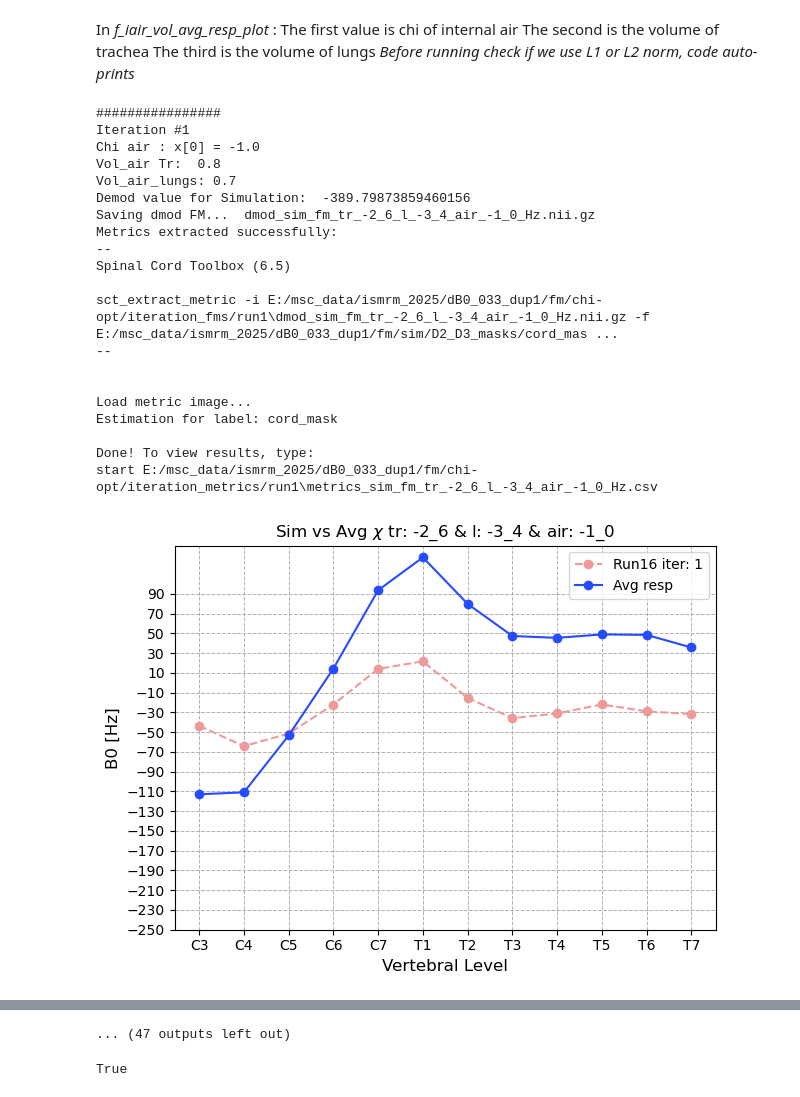
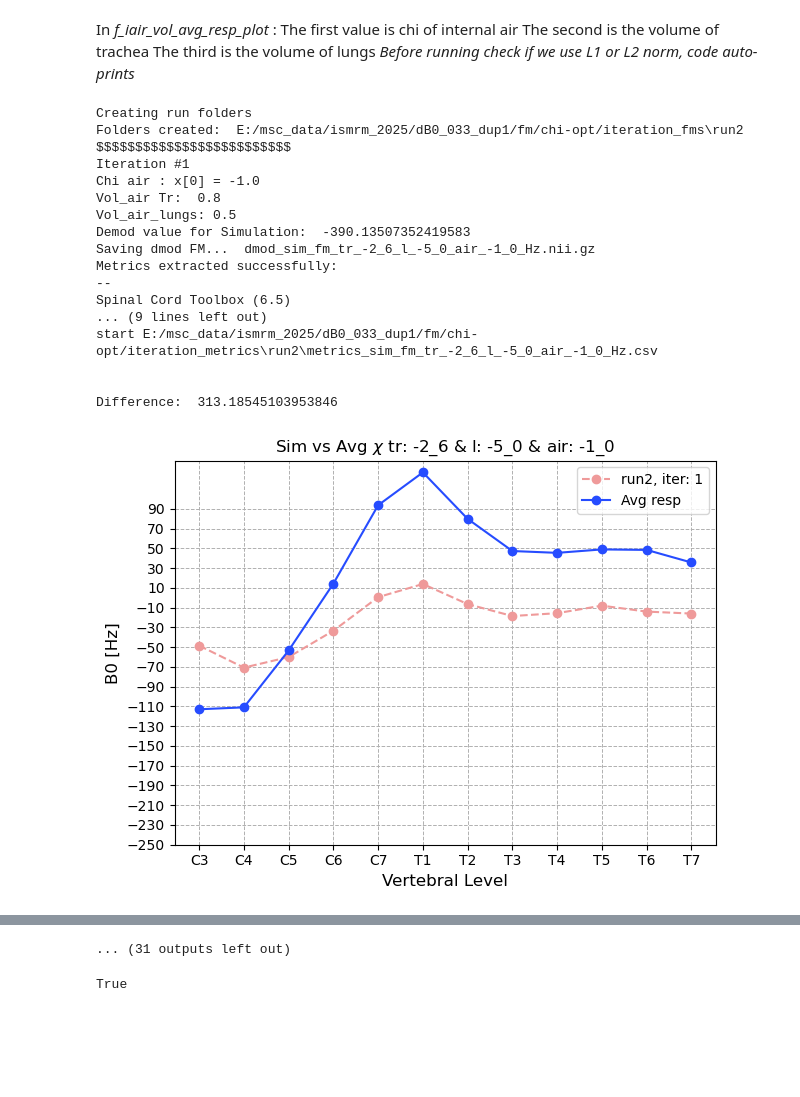
Before and after one commit to evaalonsoortiz/sus-optimization, a Jupyter notebook: chi_opt_pro_dB33.ipynb, the cells around one changed output, grey strips where cells are left out. Saved outputs shown, nothing was run; the diff lists cells and outputs as text; code cells hidden in the pictures; blank space fills up the shorter version.

```diff
--- a/chi_opt_pro_dB33.ipynb
+++ b/chi_opt_pro_dB33.ipynb
@@ -110,8 +110,11 @@ from utils.extract_metric import extract_metrics
 # %%
 # First lets define the paths for simulation files
 # Change run # to avoid mix of outputs per different optimization approach
-path_to_iter_dmod_fms =  "E:/msc_data/ismrm_2025/dB0_033_dup1/fm/chi-opt/iteration_fms/run1"
-path_to_iter_metrics =  "E:/msc_data/ismrm_2025/dB0_033_dup1/fm/chi-opt/iteration_metrics/run1"
+path_to_iter_dmod_fms =  "E:/msc_data/ismrm_2025/dB0_033_dup1/fm/chi-opt/iteration_fms"
+path_to_iter_metrics =  "E:/msc_data/ismrm_2025/dB0_033_dup1/fm/chi-opt/iteration_metrics"
+run_number = "run2"
+path_to_iter_dmod_fms = os.path.join(path_to_iter_dmod_fms,run_number)
+path_to_iter_metrics = os.path.join(path_to_iter_metrics,run_number)
 counter = 0
 
 ########
@@ -268,7 +271,7 @@ def f_iair_vol_avg_resp_plot(x):
     global counter # This works?
 
     counter += 1
-    print('################')
+    print('$$$$$$$$$$$$$$$$$$$$$$$$$')
     print(f"Iteration #{counter}")
     print(f"Chi air : x[0] = {x[0]}")
     print(f"Vol_air Tr:  {x[1]}")
@@ -366,6 +369,7 @@ def f_iair_vol_avg_resp_plot(x):
     #if norm_type == "L2":
     difference_l2 = np.linalg.norm(avg_resp_b0meas_values - dmod_sim_vert_values ) # This is the L2 norm
     difference = difference_l2
+    print("Difference: ", difference)
 
     #crop_dif =  np.linalg.norm(crop_sim_values - crop_meas_values)
     #crop_dif = np.sum(np.abs(crop_sim_values)-np.abs(crop_meas_values))
@@ -379,7 +383,7 @@ def f_iair_vol_avg_resp_plot(x):
     vertebrae_levels = ['C3', 'C4', 'C5', 'C6', 'C7', 'T1', 'T2', 'T3', 'T4', 'T5', 'T6', 'T7']
 
     plt.clf() # Clear the plot to only have 1 in the output
-    plt.plot(vertebrae_levels, dmod_sim_vert_values, marker = 'o', linestyle = '--', label = f"Run16 iter: {counter}", color = "#EF9A9A")
+    plt.plot(vertebrae_levels, dmod_sim_vert_values, marker = 'o', linestyle = '--', label = f"{run_number}, iter: {counter}", color = "#EF9A9A")
     plt.plot(vertebrae_levels, avg_resp_b0meas_values, marker = 'o', linestyle = '-', label = "Avg resp", color = "#264cff")
     plt.title(f"Sim vs Avg $\\chi$ tr: {chi1_name} & l: {chi2_name} & air: {chi_3_name}")
     plt.xlabel('Vertebral Level', fontsize=12)
@@ -430,11 +434,11 @@ The third is the volume of lungs </br>
 *Before running check if we use L1 or L2 norm, code auto-prints*
 # %%
 # Set initial values, boundaries and run optimization
-initial_values = [-1, 0.8, 0.7] # Body should begin
+initial_values = [-1, 0.8, 0.5] # Body should begin
 # First bound is trachea // Depends on objective code !!!
 # Second bound is Lung // Depends on objective code !!!
 # Check the MD above!
-bounds = [(-1, 0.5),(0.8,0.9),(0.6,0.8)]
+bounds = [(-1, 3),(0.8,0.9),(0.3,0.6)]
 
 if counter != 0 :
         # This means that you forgot to change the folder run number, to avoid mixing tests, please run that cell
@@ -445,43 +449,40 @@ else:
         print("Creating run folders")
         os.makedirs(path_to_iter_dmod_fms)
         os.makedirs(path_to_iter_metrics)
         print("Folders created: ", path_to_iter_dmod_fms)
 
     result = optimize.minimize(f_iair_vol_avg_resp_plot, initial_values, bounds = bounds, method = 'L-BFGS-B')
 
     # Output the result
     print("Optimization result:", result)
     print("######## ############## ############### #############")
 
     plt.figure()
     chi_values_range = np.linspace(-1, 0.5, 100)
 
     plt.figure(figsize=(8, 5))
     plt.plot(history, marker='o', linestyle='-')
     plt.xlabel("Iteration")
     plt.ylabel("Objective Function Value")
     plt.title("Convergence Plot 1D for Chi Air")
     plt.grid()
     plt.show()
 # %% [output]
-################
+Creating run folders
+Folders created:  E:/msc_data/ismrm_2025/dB0_033_dup1/fm/chi-opt/iteration_fms\run2
+$$$$$$$$$$$$$$$$$$$$$$$$$
 Iteration #1
 Chi air : x[0] = -1.0
 Vol_air Tr:  0.8
-Vol_air_lungs: 0.7
-Demod value for Simulation:  -389.79873859460156
-Saving dmod FM...  dmod_sim_fm_tr_-2_6_l_-3_4_air_-1_0_Hz.nii.gz
+Vol_air_lungs: 0.5
+Demod value for Simulation:  -390.13507352419583
+Saving dmod FM...  dmod_sim_fm_tr_-2_6_l_-5_0_air_-1_0_Hz.nii.gz
 Metrics extracted successfully:
 --
 Spinal Cord Toolbox (6.5)
-
-sct_extract_metric -i E:/msc_data/ismrm_2025/dB0_033_dup1/fm/chi-opt/iteration_fms/run1\dmod_sim_fm_tr_-2_6_l_-3_4_air_-1_0_Hz.nii.gz -f E:/msc_data/ismrm_2025/dB0_033_dup1/fm/sim/D2_D3_masks/cord_mas ...
---
+... (9 lines left out)
+start E:/msc_data/ismrm_2025/dB0_033_dup1/fm/chi-opt/iteration_metrics\run2\metrics_sim_fm_tr_-2_6_l_-5_0_air_-1_0_Hz.csv
 
 
-Load metric image...
-Estimation for label: cord_mask
-
-Done! To view results, type:
-start E:/msc_data/ismrm_2025/dB0_033_dup1/fm/chi-opt/iteration_metrics/run1\metrics_sim_fm_tr_-2_6_l_-3_4_air_-1_0_Hz.csv
+Difference:  313.18545103953846
-[figure, old version]
+[figure, new version]
@@ -593,4 +579,4 @@ start E:/msc_data/ismrm_2025/dB0_033_dup1/fm/chi-opt/iteration_metrics/run1\metr
-... (47 outputs left out)
+... (31 outputs left out)
 # %%
 os.path.exists(path_to_iter_dmod_fms)
 # %% [output]
```
Also changed, not shown: parts of 3 cells of this notebook, 4 other files.
